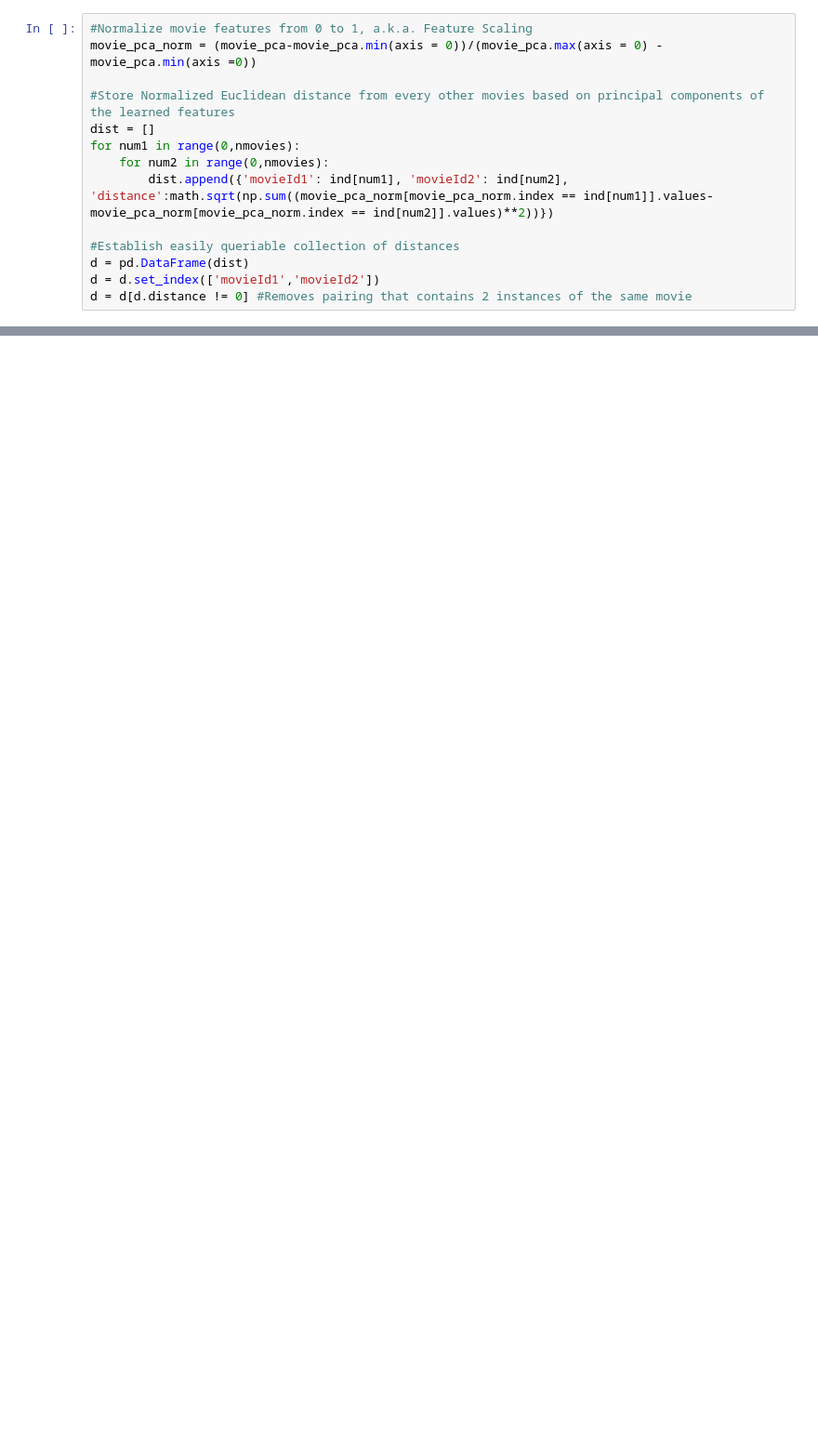
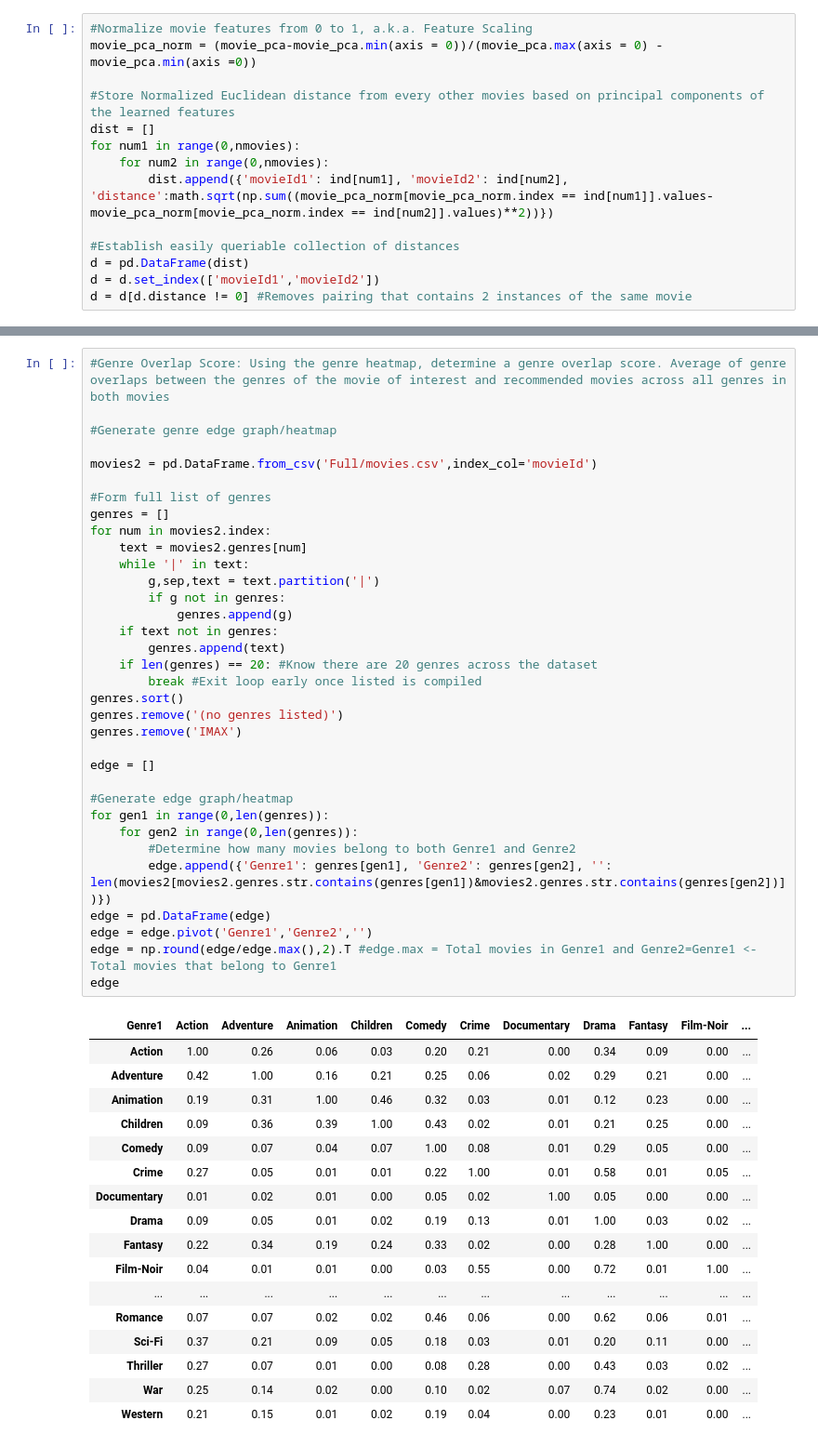
Before and after one commit to SomilB/Data-Science-Intensive---Capstone-Project, a Jupyter notebook: Final Collaborative Filtering Model.ipynb, the cells around one changed output, grey strips where cells are left out. Shown at 93% size. Drawn from its saved outputs; the diff is of its cells as text; blank space fills up the shorter version.

```diff
--- a/Final Collaborative Filtering Model.ipynb
+++ b/Final Collaborative Filtering Model.ipynb
@@ -334,0 +434,52 @@ my_predictions.sort_values(by='Predicted Rating',ascending=False).head(10) #Sort
+# %%
+#Genre Overlap Score: Using the genre heatmap, determine a genre overlap score. Average of genre overlaps between the genres of the movie of interest and recommended movies across all genres in both movies
+
+#Generate genre edge graph/heatmap
+
+movies2 = pd.DataFrame.from_csv('Full/movies.csv',index_col='movieId')
+
+#Form full list of genres
+genres = []
+for num in movies2.index:
+    text = movies2.genres[num]
+    while '|' in text:
+        g,sep,text = text.partition('|')
+        if g not in genres:
+            genres.append(g)
+    if text not in genres:
+        genres.append(text)
+    if len(genres) == 20: #Know there are 20 genres across the dataset
+        break #Exit loop early once listed is compiled
+genres.sort()
+genres.remove('(no genres listed)')
+genres.remove('IMAX')
+
+edge = []
+
+#Generate edge graph/heatmap
+for gen1 in range(0,len(genres)):
+    for gen2 in range(0,len(genres)):
+        #Determine how many movies belong to both Genre1 and Genre2
+        edge.append({'Genre1': genres[gen1], 'Genre2': genres[gen2], '': len(movies2[movies2.genres.str.contains(genres[gen1])&movies2.genres.str.contains(genres[gen2])])})
+edge = pd.DataFrame(edge)
+edge = edge.pivot('Genre1','Genre2','')
+edge = np.round(edge/edge.max(),2).T #edge.max = Total movies in Genre1 and Genre2=Genre1 <- Total movies that belong to Genre1
+edge
+# %% [output]
+| Genre1 | Action | Adventure | Animation | Children | Comedy | Crime | Documentary | Drama | Fantasy | Film-Noir | ... |
+| Action | 1.00 | 0.26 | 0.06 | 0.03 | 0.20 | 0.21 | 0.00 | 0.34 | 0.09 | 0.00 | ... |
+| Adventure | 0.42 | 1.00 | 0.16 | 0.21 | 0.25 | 0.06 | 0.02 | 0.29 | 0.21 | 0.00 | ... |
+| Animation | 0.19 | 0.31 | 1.00 | 0.46 | 0.32 | 0.03 | 0.01 | 0.12 | 0.23 | 0.00 | ... |
+| Children | 0.09 | 0.36 | 0.39 | 1.00 | 0.43 | 0.02 | 0.01 | 0.21 | 0.25 | 0.00 | ... |
+| Comedy | 0.09 | 0.07 | 0.04 | 0.07 | 1.00 | 0.08 | 0.01 | 0.29 | 0.05 | 0.00 | ... |
+| Crime | 0.27 | 0.05 | 0.01 | 0.01 | 0.22 | 1.00 | 0.01 | 0.58 | 0.01 | 0.05 | ... |
+| Documentary | 0.01 | 0.02 | 0.01 | 0.00 | 0.05 | 0.02 | 1.00 | 0.05 | 0.00 | 0.00 | ... |
+| Drama | 0.09 | 0.05 | 0.01 | 0.02 | 0.19 | 0.13 | 0.01 | 1.00 | 0.03 | 0.02 | ... |
+| Fantasy | 0.22 | 0.34 | 0.19 | 0.24 | 0.33 | 0.02 | 0.00 | 0.28 | 1.00 | 0.00 | ... |
+| Film-Noir | 0.04 | 0.01 | 0.01 | 0.00 | 0.03 | 0.55 | 0.00 | 0.72 | 0.01 | 1.00 | ... |
+| ... | ... | ... | ... | ... | ... | ... | ... | ... | ... | ... | ... |
+| Romance | 0.07 | 0.07 | 0.02 | 0.02 | 0.46 | 0.06 | 0.00 | 0.62 | 0.06 | 0.01 | ... |
+| Sci-Fi | 0.37 | 0.21 | 0.09 | 0.05 | 0.18 | 0.03 | 0.01 | 0.20 | 0.11 | 0.00 | ... |
+| Thriller | 0.27 | 0.07 | 0.01 | 0.00 | 0.08 | 0.28 | 0.00 | 0.43 | 0.03 | 0.02 | ... |
+| War | 0.25 | 0.14 | 0.02 | 0.00 | 0.10 | 0.02 | 0.07 | 0.74 | 0.02 | 0.00 | ... |
+| Western | 0.21 | 0.15 | 0.01 | 0.02 | 0.19 | 0.04 | 0.00 | 0.23 | 0.01 | 0.00 | ... |
```
Also changed, not shown: parts of 16 cells of this notebook, 1 other file.
